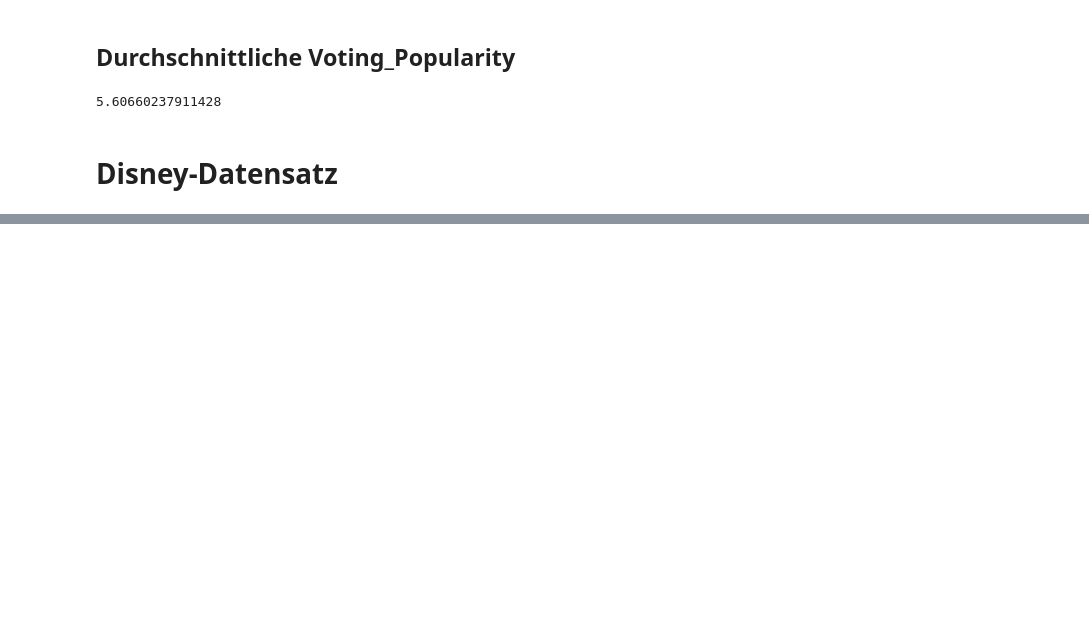
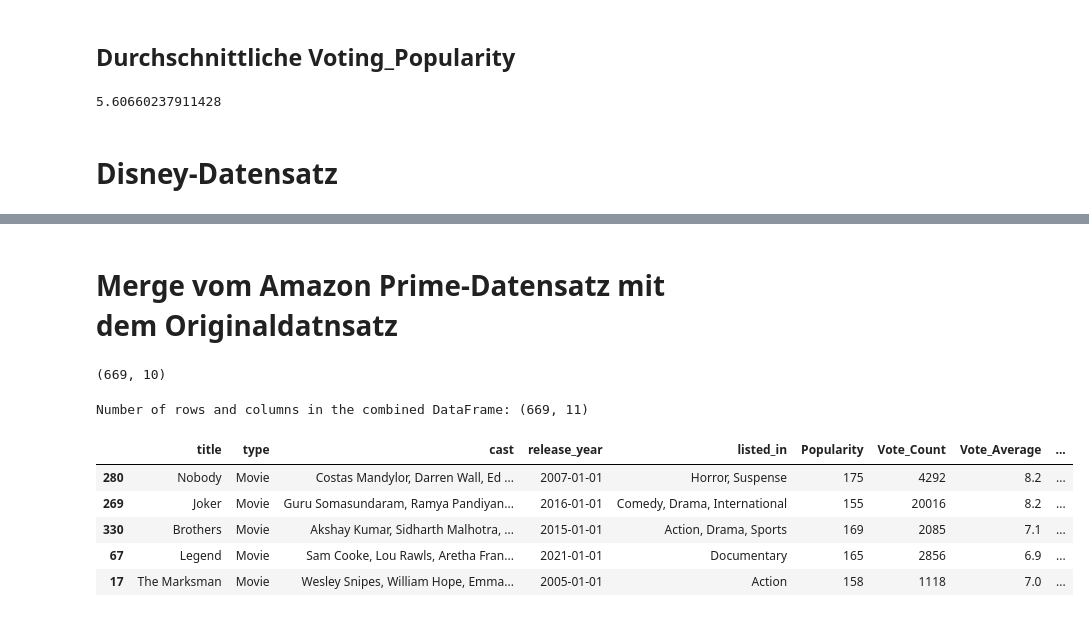
Before and after one commit to DataScience-DHBWKA/Data-Mining-Technos, a Jupyter notebook: FINAL.ipynb, the cells around one changed output, grey strips where cells are left out. Saved outputs shown, nothing was run; the diff lists cells and outputs as text; code cells hidden in the pictures; blank space fills up the shorter version.

```diff
--- a/FINAL.ipynb
+++ b/FINAL.ipynb
@@ -476,0 +657,60 @@ FileNotFoundError: [Errno 2] No such file or directory: './disney_plus_titles.cs
+# %% [markdown]
+# Merge vom Amazon Prime-Datensatz mit dem Originaldatnsatz
+# %%
+amazon_common_titles = pd.merge(amazon_data_clean, train_data_clean, how='inner', left_on='title', right_on='Title')
+amazon_common_titles = amazon_common_titles[['title', 'type', 'cast', 'release_year', 'listed_in', 'Popularity', 'Vote_Count', 'Vote_Average', 'Original_Language', 'Genre']]
+# %%
+amazon_common_titles.shape
+# %% [output]
+(669, 10)
+# %%
+# Assuming amazon_common_titles is your original DataFrame
+
+# Getting top values based on 10% of the highest Popularity value
+threshold_value_amazon = amazon_common_titles['Popularity'].max() * 0.1
+
+# Filter the DataFrame based on the threshold
+amazon_top_titles = amazon_common_titles[amazon_common_titles['Popularity'] > threshold_value_amazon]
+
+# Normalizing top titles to fit Vote_Average Scale
+normalized_top_popularity_amazon = (amazon_top_titles['Popularity'] / amazon_top_titles['Popularity'].max()) * 10
+
+# Value of popularity and Vote_Average combined
+combined_rating_amazon = (normalized_top_popularity_amazon + amazon_top_titles['Vote_Average']) / 2
+
+# Assigning a new column 'Voting_Popularity'
+amazon_top_titles = amazon_top_titles.assign(Voting_Popularity=combined_rating)
+
+# Creating a DataFrame with the rest of the titles
+rest_of_titles_amazon = amazon_common_titles[~amazon_common_titles.index.isin(amazon_top_titles.index)]
+
+# Normalizing rest of titles to fit Vote_Average Scale
+normalized_rest_popularity_amazon = (rest_of_titles_amazon['Popularity'] / rest_of_titles_amazon['Popularity'].max()) * 10
+
+# Value of popularity and Vote_Average combined for the rest of titles
+combined_rest_rating_amazon = (normalized_rest_popularity_amazon + rest_of_titles_amazon['Vote_Average']) / 2
+
+# Assigning a new column 'Voting_Popularity' for the rest of titles
+rest_of_titles_amazon = rest_of_titles_amazon.assign(Voting_Popularity=combined_rest_rating_amazon)
+
+# Concatenating the two DataFrames
+combined_dataframe_amazon = pd.concat([amazon_top_titles, rest_of_titles_amazon])
+
+# Display the combined DataFrame
+print("Number of rows and columns in the combined DataFrame:", combined_dataframe_amazon.shape)
+# %% [output]
+Number of rows and columns in the combined DataFrame: (669, 11)
+# %%
+#sortiert dataframe nach Voting_Popularity in absteigender Reihnfolge
+amazon_top_titles = amazon_top_titles.sort_values(by='Voting_Popularity', ascending=False)
+rest_of_titles_amazon = rest_of_titles_amazon.sort_values(by='Voting_Popularity', ascending=False)
+combined_dataframe_amazon = combined_dataframe_amazon.sort_values(by='Voting_Popularity', ascending=False)
+# %%
+combined_dataframe_amazon.head()
+# %% [output]
+|  | title | type | cast | release_year | listed_in | Popularity | Vote_Count | Vote_Average | ... |
+| 280 | Nobody | Movie | Costas Mandylor, Darren Wall, Ed ... | 2007-01-01 | Horror, Suspense | 175 | 4292 | 8.2 | ... |
+| 269 | Joker | Movie | Guru Somasundaram, Ramya Pandiyan... | 2016-01-01 | Comedy, Drama, International | 155 | 20016 | 8.2 | ... |
+| 330 | Brothers | Movie | Akshay Kumar, Sidharth Malhotra, ... | 2015-01-01 | Action, Drama, Sports | 169 | 2085 | 7.1 | ... |
+| 67 | Legend | Movie | Sam Cooke, Lou Rawls, Aretha Fran... | 2021-01-01 | Documentary | 165 | 2856 | 6.9 | ... |
+| 17 | The Marksman | Movie | Wesley Snipes, William Hope, Emma... | 2005-01-01 | Action | 158 | 1118 | 7.0 | ... |
```
Also changed, not shown: parts of 27 cells of this notebook.
